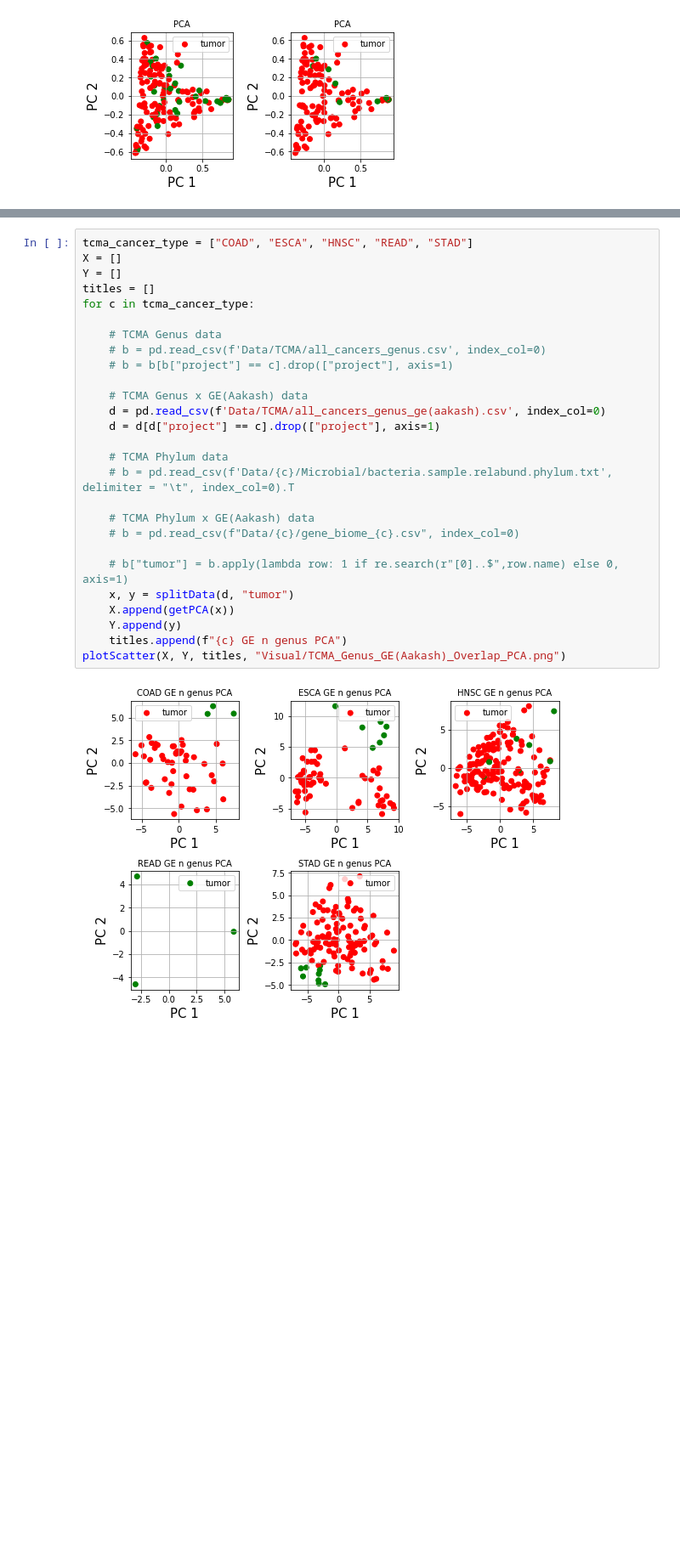
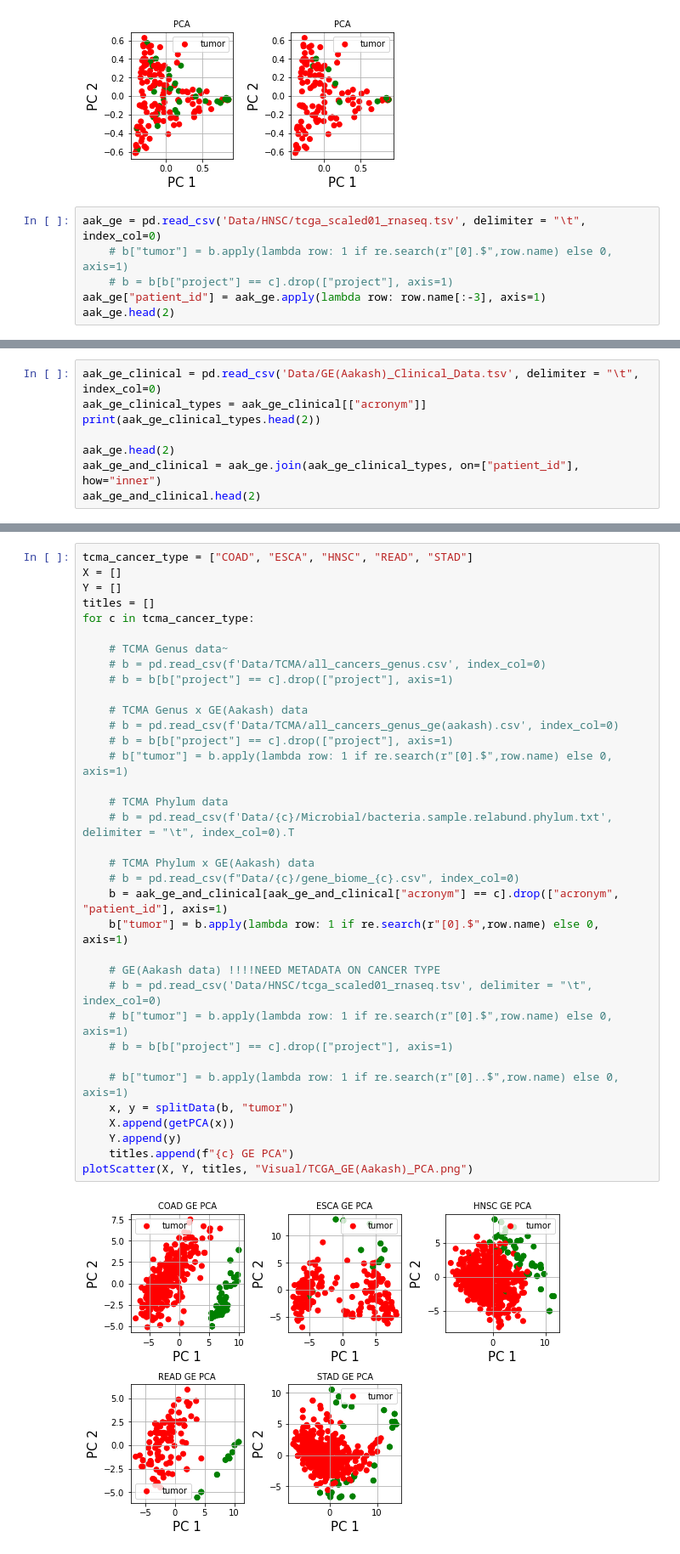
Before and after one commit to GdePaulo/Host-Microbial-Omics-Integration, a Jupyter notebook: visualization.ipynb, the cells around one changed output, grey strips where cells are left out. Shown at 85% size. Drawn from its saved outputs; the diff is of its cells as text; blank space fills up the shorter version.

Commit message:
Add combination of GE(Aakash) with clinical data and PCA per cancer type

```diff
--- a/visualization.ipynb
+++ b/visualization.ipynb
@@ -73,3 +73,9 @@ pc_df_mb_all = getPCA(mb_all_x)
 plotScatter([pc_df_mb_all, pc_df_mb], [mb_all_y, y])
 # %% [output]
 [figure]
+# %%
+aak_ge = pd.read_csv('Data/HNSC/tcga_scaled01_rnaseq.tsv', delimiter = "\t", index_col=0)
+    # b["tumor"] = b.apply(lambda row: 1 if re.search(r"[0].$",row.name) else 0, axis=1)
+    # b = b[b["project"] == c].drop(["project"], axis=1)
+aak_ge["patient_id"] = aak_ge.apply(lambda row: row.name[:-3], axis=1)
+aak_ge.head(2)
@@ -75,0 +87,8 @@ plotScatter([pc_df_mb_all, pc_df_mb], [mb_all_y, y])
+# %%
+aak_ge_clinical = pd.read_csv('Data/GE(Aakash)_Clinical_Data.tsv', delimiter = "\t", index_col=0)
+aak_ge_clinical_types = aak_ge_clinical[["acronym"]]
+print(aak_ge_clinical_types.head(2))
+
+aak_ge.head(2)
+aak_ge_and_clinical = aak_ge.join(aak_ge_clinical_types, on=["patient_id"], how="inner")
+aak_ge_and_clinical.head(2)
@@ -76,29 +104,37 @@ plotScatter([pc_df_mb_all, pc_df_mb], [mb_all_y, y])
 # %%
 tcma_cancer_type = ["COAD", "ESCA", "HNSC", "READ", "STAD"]
 X = []
 Y = []
 titles = []
 for c in tcma_cancer_type:
 
-    # TCMA Genus data
+    # TCMA Genus data~
     # b = pd.read_csv(f'Data/TCMA/all_cancers_genus.csv', index_col=0)
     # b = b[b["project"] == c].drop(["project"], axis=1)
 
     # TCMA Genus x GE(Aakash) data
-    d = pd.read_csv(f'Data/TCMA/all_cancers_genus_ge(aakash).csv', index_col=0)
-    d = d[d["project"] == c].drop(["project"], axis=1)
+    # b = pd.read_csv(f'Data/TCMA/all_cancers_genus_ge(aakash).csv', index_col=0)
+    # b = b[b["project"] == c].drop(["project"], axis=1)
+    # b["tumor"] = b.apply(lambda row: 1 if re.search(r"[0].$",row.name) else 0, axis=1)
 
     # TCMA Phylum data
     # b = pd.read_csv(f'Data/{c}/Microbial/bacteria.sample.relabund.phylum.txt', delimiter = "\t", index_col=0).T
 
     # TCMA Phylum x GE(Aakash) data
     # b = pd.read_csv(f"Data/{c}/gene_biome_{c}.csv", index_col=0)
+    b = aak_ge_and_clinical[aak_ge_and_clinical["acronym"] == c].drop(["acronym", "patient_id"], axis=1)
+    b["tumor"] = b.apply(lambda row: 1 if re.search(r"[0].$",row.name) else 0, axis=1)
+
+    # GE(Aakash data) !!!!NEED METADATA ON CANCER TYPE
+    # b = pd.read_csv('Data/HNSC/tcga_scaled01_rnaseq.tsv', delimiter = "\t", index_col=0)
+    # b["tumor"] = b.apply(lambda row: 1 if re.search(r"[0].$",row.name) else 0, axis=1)
+    # b = b[b["project"] == c].drop(["project"], axis=1)
 
     # b["tumor"] = b.apply(lambda row: 1 if re.search(r"[0]..$",row.name) else 0, axis=1)
-    x, y = splitData(d, "tumor")
+    x, y = splitData(b, "tumor")
     X.append(getPCA(x))
     Y.append(y)
-    titles.append(f"{c} GE n genus PCA")
-plotScatter(X, Y, titles, "Visual/TCMA_Genus_GE(Aakash)_Overlap_PCA.png")
+    titles.append(f"{c} GE PCA")
+plotScatter(X, Y, titles, "Visual/TCGA_GE(Aakash)_PCA.png")
 # %% [output]
-[figure, old version]
+[figure, new version]
```
Also changed, not shown: parts of 2 cells of this notebook, 1 other file.
